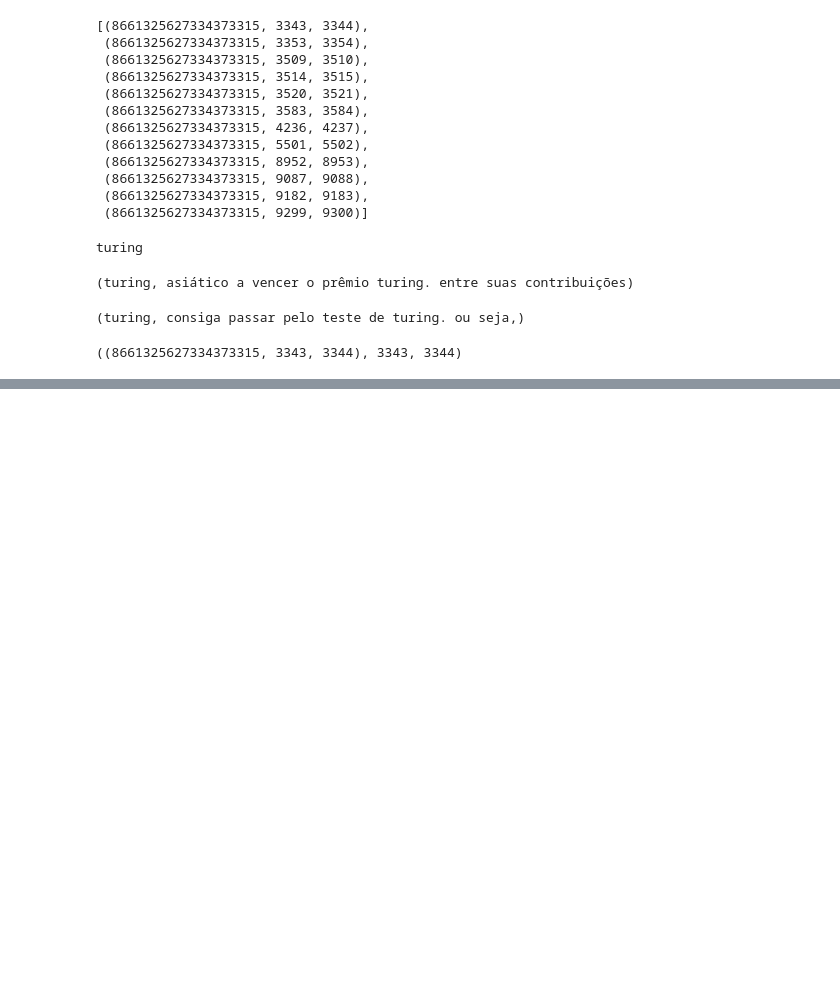
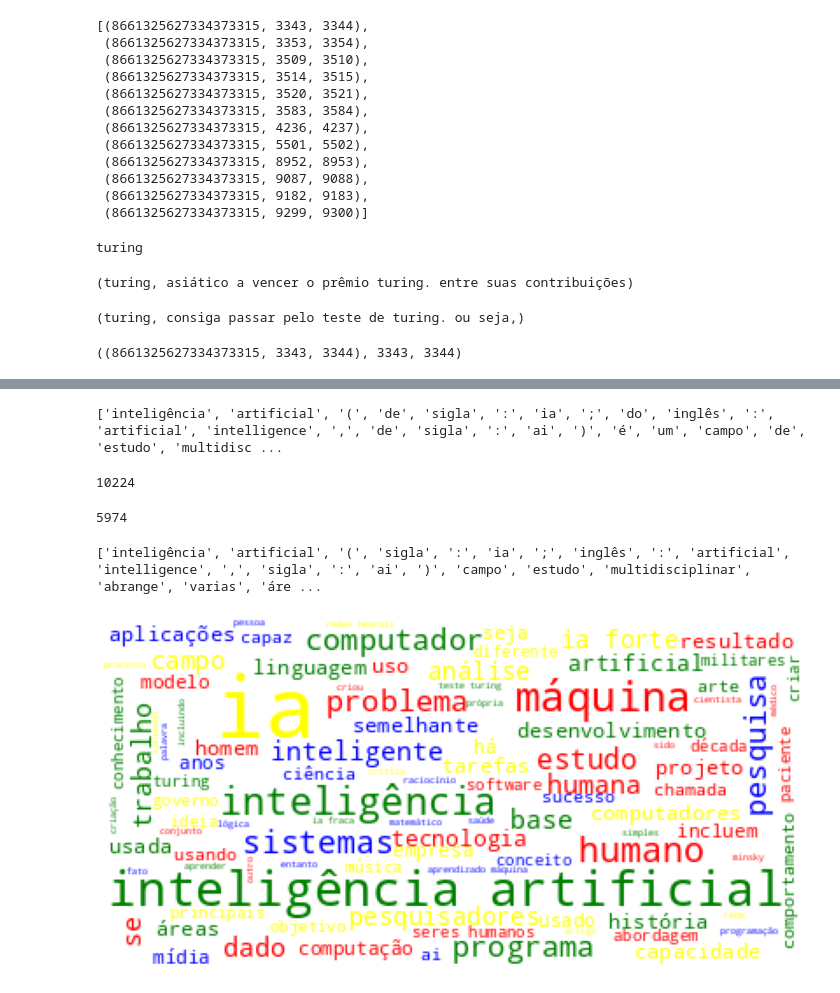
Before and after one commit to LUCASDNORONHA/Natural_Language_Processing, a Jupyter notebook: Natural_Language_Processing.ipynb, the cells around one changed output, grey strips where cells are left out. Saved outputs shown, nothing was run; the diff lists cells and outputs as text; code cells hidden in the pictures; blank space fills up the shorter version.

```diff
--- a/Natural_Language_Processing.ipynb
+++ b/Natural_Language_Processing.ipynb
@@ -247,0 +319,42 @@ a sua inteligência e via o cérebro como uma máquina cujo funcionamento pode s
+# %%
+doc = pln(conteudo)
+lista_token = []
+for token in doc:
+  lista_token.append(token.text)
+
+print(lista_token)
+# %% [output]
+['inteligência', 'artificial', '(', 'de', 'sigla', ':', 'ia', ';', 'do', 'inglês', ':', 'artificial', 'intelligence', ',', 'de', 'sigla', ':', 'ai', ')', 'é', 'um', 'campo', 'de', 'estudo', 'multidisc ...
+# %%
+sem_stop = []
+for palavra in lista_token:
+  if pln.vocab[palavra].is_stop == False:
+    sem_stop.append(palavra)
+# %%
+len(lista_token)
+# %% [output]
+10224
+# %%
+len(sem_stop)
+# %% [output]
+5974
+# %%
+print(sem_stop)
+# %% [output]
+['inteligência', 'artificial', '(', 'sigla', ':', 'ia', ';', 'inglês', ':', 'artificial', 'intelligence', ',', 'sigla', ':', 'ai', ')', 'campo', 'estudo', 'multidisciplinar', 'abrange', 'varias', 'áre ...
+# %%
+from matplotlib.colors import ListedColormap
+color_map = ListedColormap(['red', 'yellow', 'green', 'blue'])
+# %%
+from wordcloud import WordCloud
+
+cloud = WordCloud(background_color='white', max_words=100, colormap=color_map)
+# %%
+import matplotlib.pyplot as plt
+cloud = cloud.generate(' '.join(sem_stop))
+plt.figure(figsize=(15, 15))
+plt.imshow(cloud)
+plt.axis('off')
+plt.show()
+# %% [output]
+[figure, added]
```
Also changed, not shown: parts of 9 cells of this notebook.
